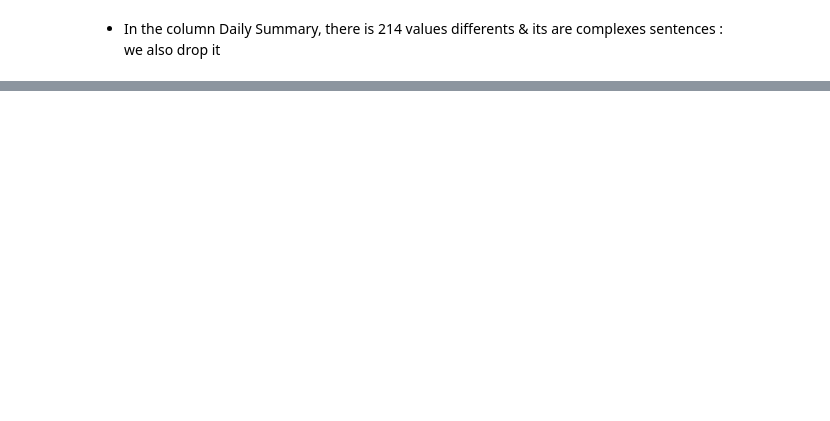
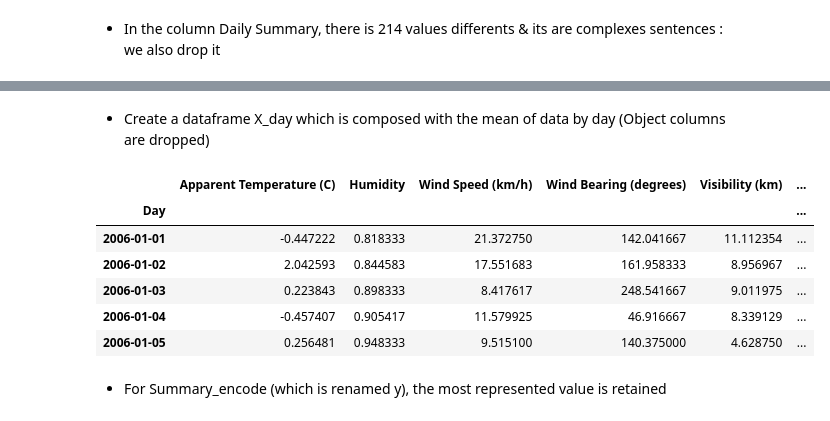
Before and after one commit to LucasTexier/Weather-prediction-with-bayesian-model, a Jupyter notebook: Weather-prediction.ipynb, the cells around one changed output, grey strips where cells are left out. Saved outputs shown, nothing was run; the diff lists cells and outputs as text; code cells hidden in the pictures; blank space fills up the shorter version.

```diff
--- a/Weather-prediction.ipynb
+++ b/Weather-prediction.ipynb
@@ -229,0 +87,5 @@ print([[27] for _ in range(27)])
+# %%
+df.drop(['Temperature (C)'], axis = 1, inplace=True)
+
+#encoding the column Precip Type like in X_corr
+df = pd.get_dummies(df, columns = ['Precip Type'])
@@ -229,0 +96,13 @@ print([[27] for _ in range(27)])
+# %%
+from sklearn.preprocessing import LabelEncoder
+
+label_encoder = LabelEncoder()
+
+#encode the 27 classes of Summary column
+df['Summary_encode'] = label_encoder.fit_transform(df['Summary'])
+
+# create a wiki to find the name of the value before being encoded
+class_summary = pd.DataFrame({'Class': label_encoder.classes_})
+
+print(df['Summary_encode'].unique())
+print(class_summary)
@@ -229,0 +140,3 @@ print([[27] for _ in range(27)])
+# %%
+df['Formatted Date'] = pd.to_datetime(df['Formatted Date'].str[:-6], format='%Y-%m-%d %H:%M:%S.%f', utc=True)
+df['Day'] = df['Formatted Date'].dt.date
@@ -229,0 +158,16 @@ print([[27] for _ in range(27)])
+# %% [markdown]
+* Create a dataframe X_day which is composed with the mean of data by day (Object columns are dropped)
+# %%
+X_day = df.drop(['Formatted Date', 'Summary', 'Summary_encode'], axis=1)
+X_day = X_day.groupby('Day').mean()
+X_day.head()
+# %% [output]
+|  | Apparent Temperature (C) | Humidity | Wind Speed (km/h) | Wind Bearing (degrees) | Visibility (km) | ... |
+| Day |  |  |  |  |  | ... |
+| 2006-01-01 | -0.447222 | 0.818333 | 21.372750 | 142.041667 | 11.112354 | ... |
+| 2006-01-02 | 2.042593 | 0.844583 | 17.551683 | 161.958333 | 8.956967 | ... |
+| 2006-01-03 | 0.223843 | 0.898333 | 8.417617 | 248.541667 | 9.011975 | ... |
+| 2006-01-04 | -0.457407 | 0.905417 | 11.579925 | 46.916667 | 8.339129 | ... |
+| 2006-01-05 | 0.256481 | 0.948333 | 9.515100 | 140.375000 | 4.628750 | ... |
+# %% [markdown]
+* For Summary_encode (which is renamed y), the most represented value is retained
```
Also changed, not shown: parts of 54 cells of this notebook.
